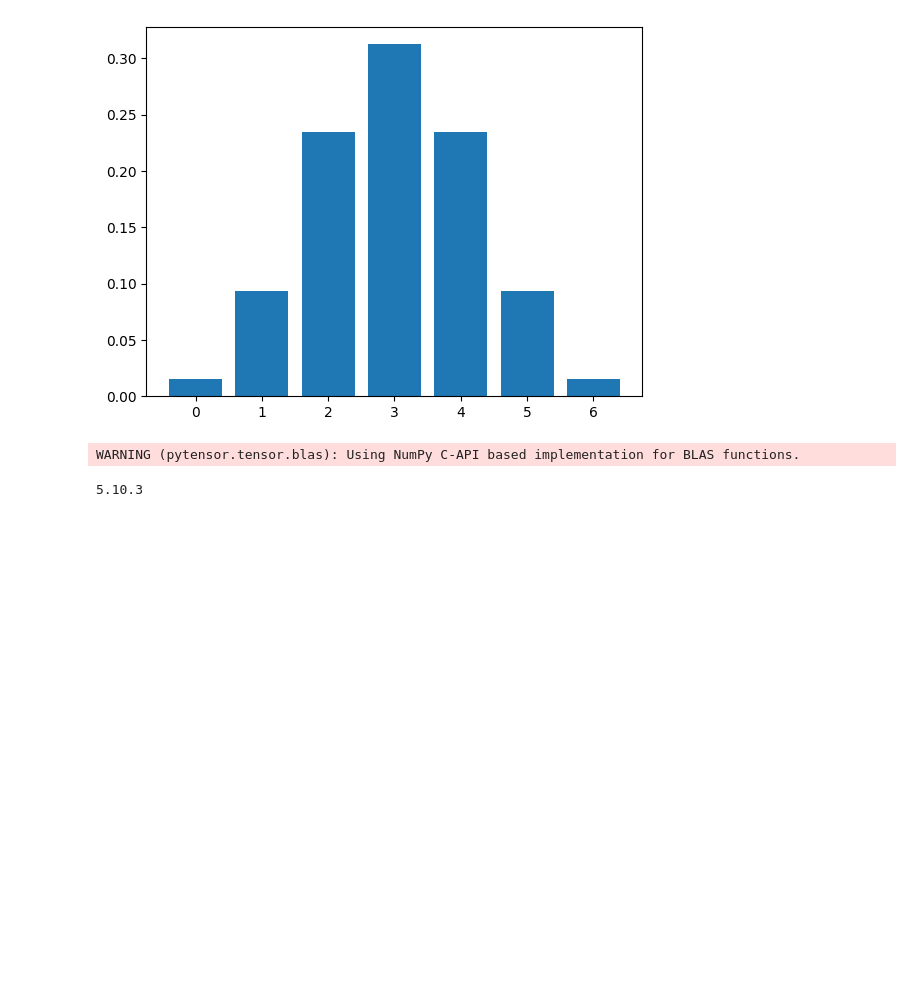
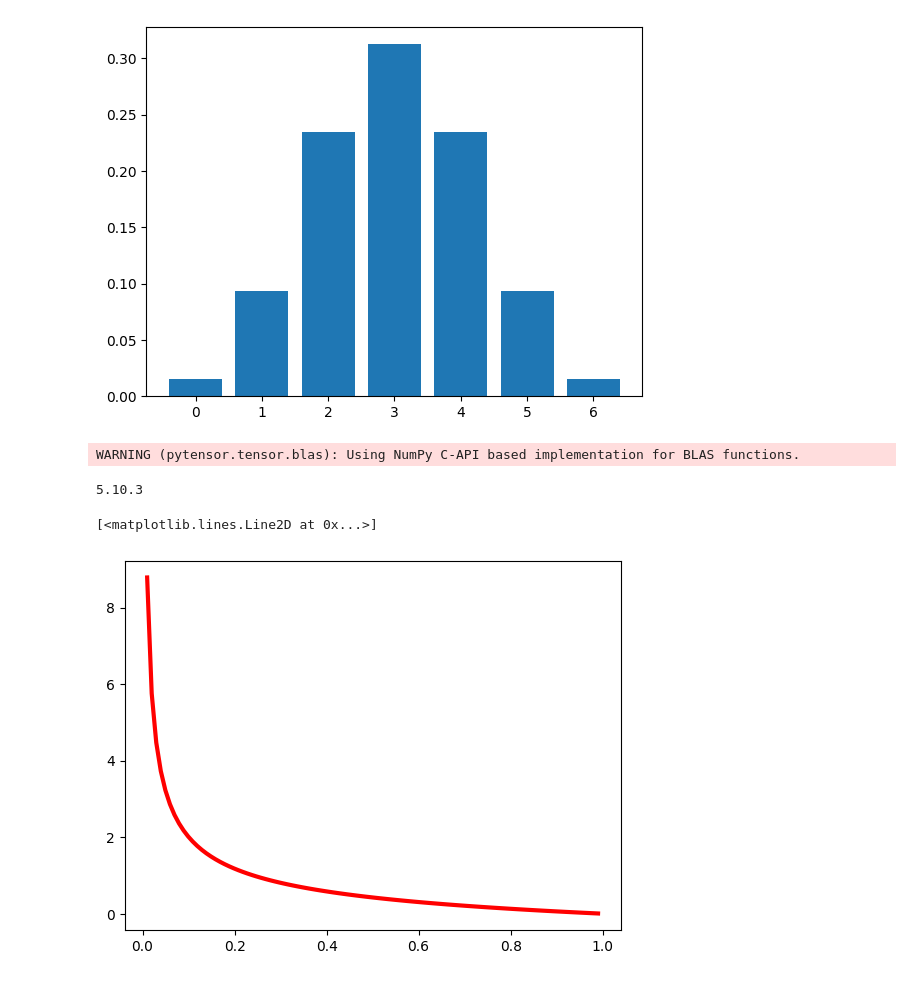
Before and after one commit to itsdivya1309/Probabilistic-Programming, a Jupyter notebook: Distributions.ipynb, the cells around one changed output. Drawn from its saved outputs; the diff is of its cells as text; code cells hidden in the pictures; blank space fills up the shorter version.

```diff
--- a/Distributions.ipynb
+++ b/Distributions.ipynb
@@ -87,3 +87,13 @@ print(pymc.__version__)
 # %% [output]
 WARNING (pytensor.tensor.blas): Using NumPy C-API based implementation for BLAS functions.
 5.10.3
+# %%
+from scipy.stats import beta
+import numpy as np
+
+func = beta(0.4, 2)
+x = np.linspace(0.01, 0.99, 100)
+plt.plot(x, func.pdf(x), 'r-', lw=3, label='True distribution')
+# %% [output]
+[<matplotlib.lines.Line2D at 0x...>]
+[figure, added]
```
Also changed, not shown: 1 other file.
